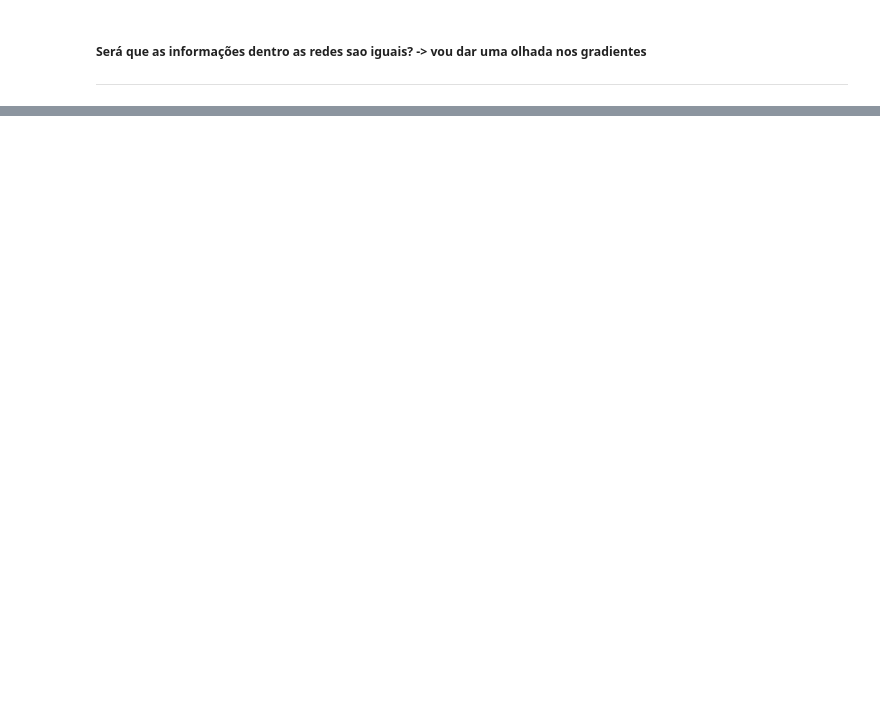
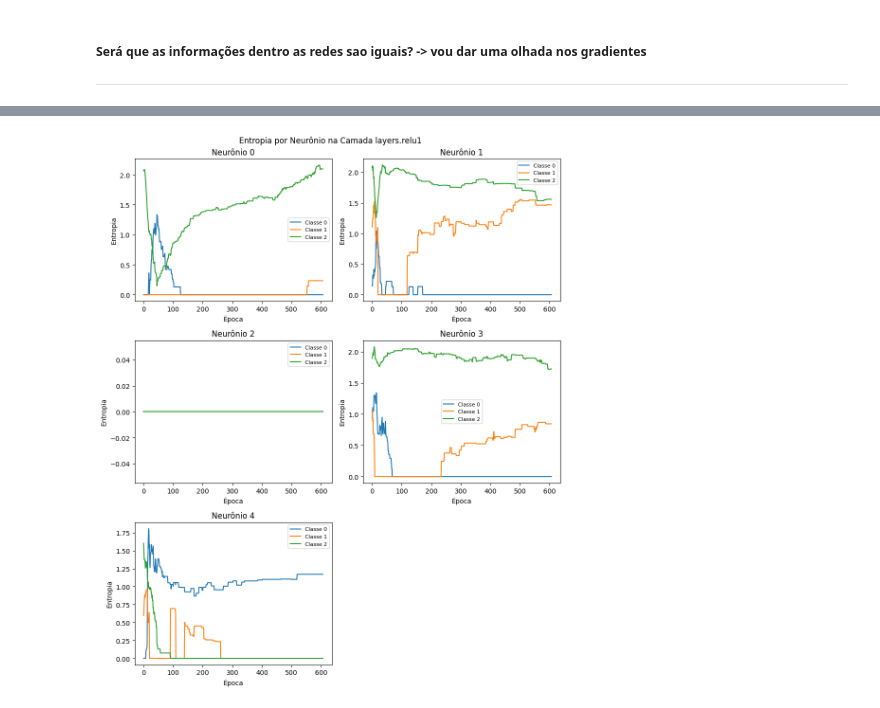
Before and after one commit to JessicaRch/knowledge_distillation, a Jupyter notebook: first_experiments/entropy.ipynb, the cells around one changed output, grey strips where cells are left out. Saved outputs shown, nothing was run; the diff lists cells and outputs as text; code cells hidden in the pictures; blank space fills up the shorter version.

```diff
--- a/first_experiments/entropy.ipynb
+++ b/first_experiments/entropy.ipynb
@@ -280,3 +259,34 @@ AttributeError: 'Trainer' object has no attribute 'named_modules'
+# %%
+student_entropy, classest = get_entropy_classes(student_entropy_history, log_activations_ordered)
+layers = list(student_entropy.keys())
+l1 = layers[0]
+neurons = list(student_entropy[l1].keys())
+
+n_neurons = len(neurons)
+ncols = 2  # ajuste conforme preferir
+nrows = int(np.ceil(n_neurons / ncols))
+
+fig, axes = plt.subplots(nrows, ncols, figsize=(5 * ncols, 4 * nrows))
+axes = axes.flatten()
+
+for i, neuron in enumerate(neurons):
+    ax = axes[i]
+    for y in classest:
+        ax.plot(student_entropy[l1][neuron][y], label=f'Classe {y}')
+    ax.set_title(f'Neurônio {neuron}')
+    ax.set_xlabel('Época')
+    ax.set_ylabel('Entropia')
+    ax.legend(fontsize=8)
+
+# remove eixos vazios se n_neurons não for múltiplo de ncols
+for j in range(i + 1, len(axes)):
+    fig.delaxes(axes[j])
+
+fig.suptitle(f'Entropia por Neurônio na Camada {l1}')
+plt.tight_layout()
+plt.show()
+# %% [output]
+[figure, added]
 # %%
 teacher_info = {'grads' : {}, 'output':[]}
 student_info = {'grads' : {}, 'output':[]}
```
Also changed, not shown: parts of 12 cells of this notebook.
